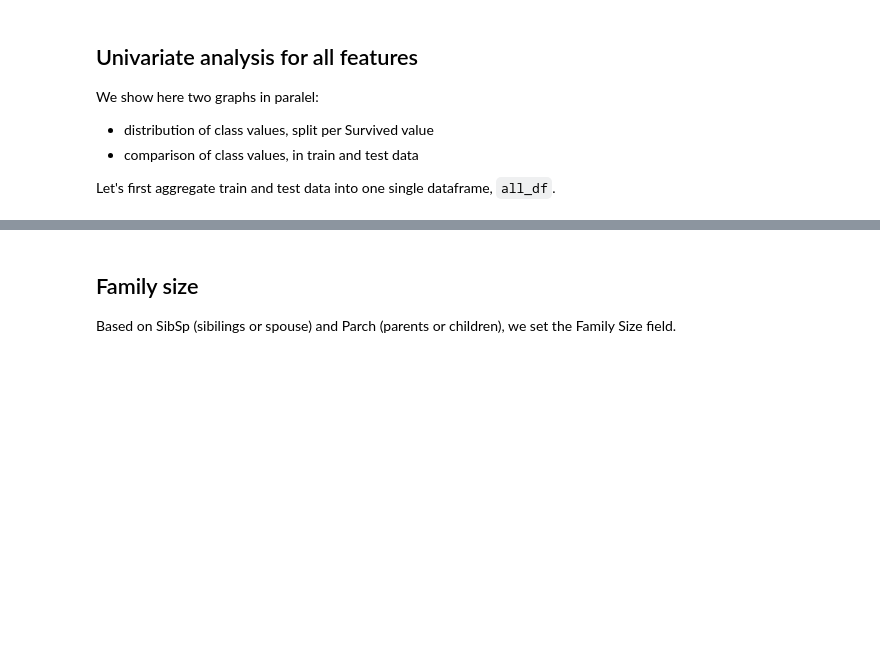
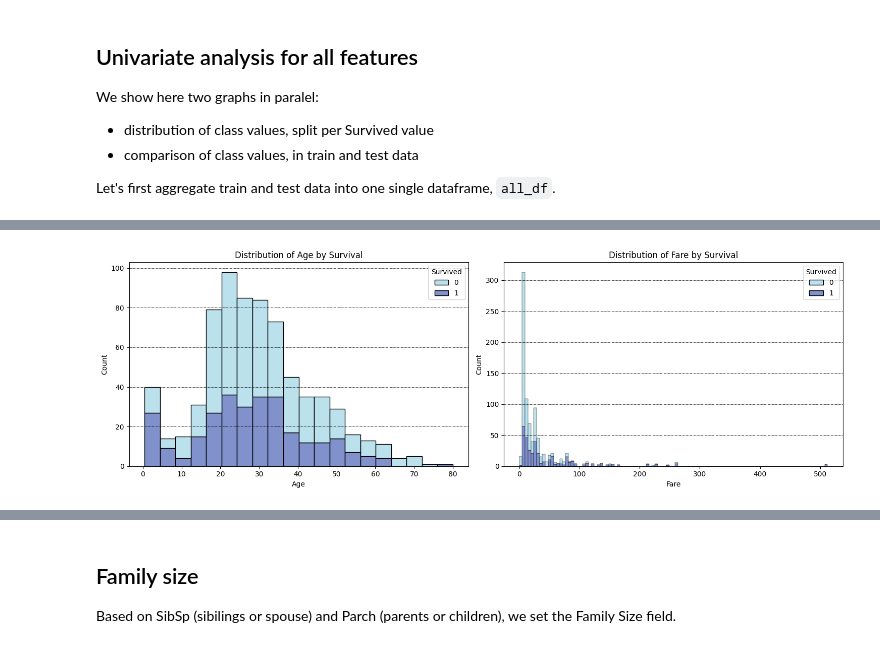
Before and after one commit to Farmer122/titanic_problem_set, a Jupyter notebook: Titanic Data Journey.ipynb, the cells around one changed output, grey strips where cells are left out. Cells and saved outputs as stored; diff of their text form; code cells hidden in the pictures; blank space fills up the shorter version.

```diff
--- a/Titanic Data Journey.ipynb
+++ b/Titanic Data Journey.ipynb
@@ -244,3 +290,19 @@ plt.show()
 # %%
-# Plot distribution pairs for Age and Fare
+# Plot distribution pairs for "Age" and "Fare" using "Survived" as hue
+fig, axes = plt.subplots(1, 2, figsize=(15, 5))
+
+# Plot for Age
+sns.histplot(data=train_df, x="Age", hue="Survived", multiple="stack", palette=color_list, ax=axes[0])
+axes[0].set_title("Distribution of Age by Survival")
+axes[0].grid(color="black", linestyle="-.", linewidth=0.5, axis="y", which="major")
+
+# Plot for Fare
+sns.histplot(data=train_df, x="Fare", hue="Survived", multiple="stack", palette=color_list, ax=axes[1])
+axes[1].set_title("Distribution of Fare by Survival")
+axes[1].grid(color="black", linestyle="-.", linewidth=0.5, axis="y", which="major")
+
+plt.tight_layout()
+plt.show()
+# %% [output]
+[figure, added]
 # %%
```
Also changed, not shown: parts of 14 cells of this notebook.
